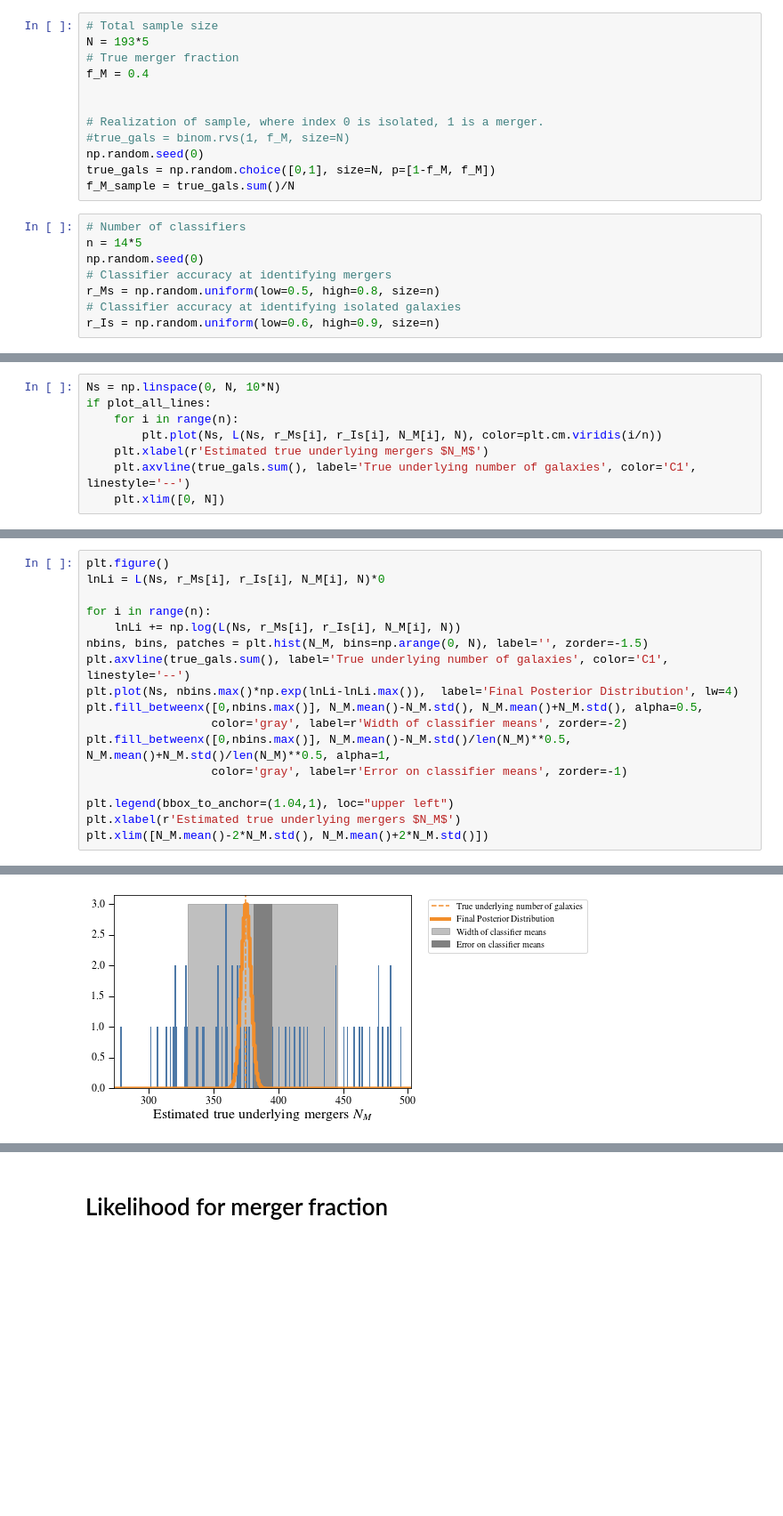
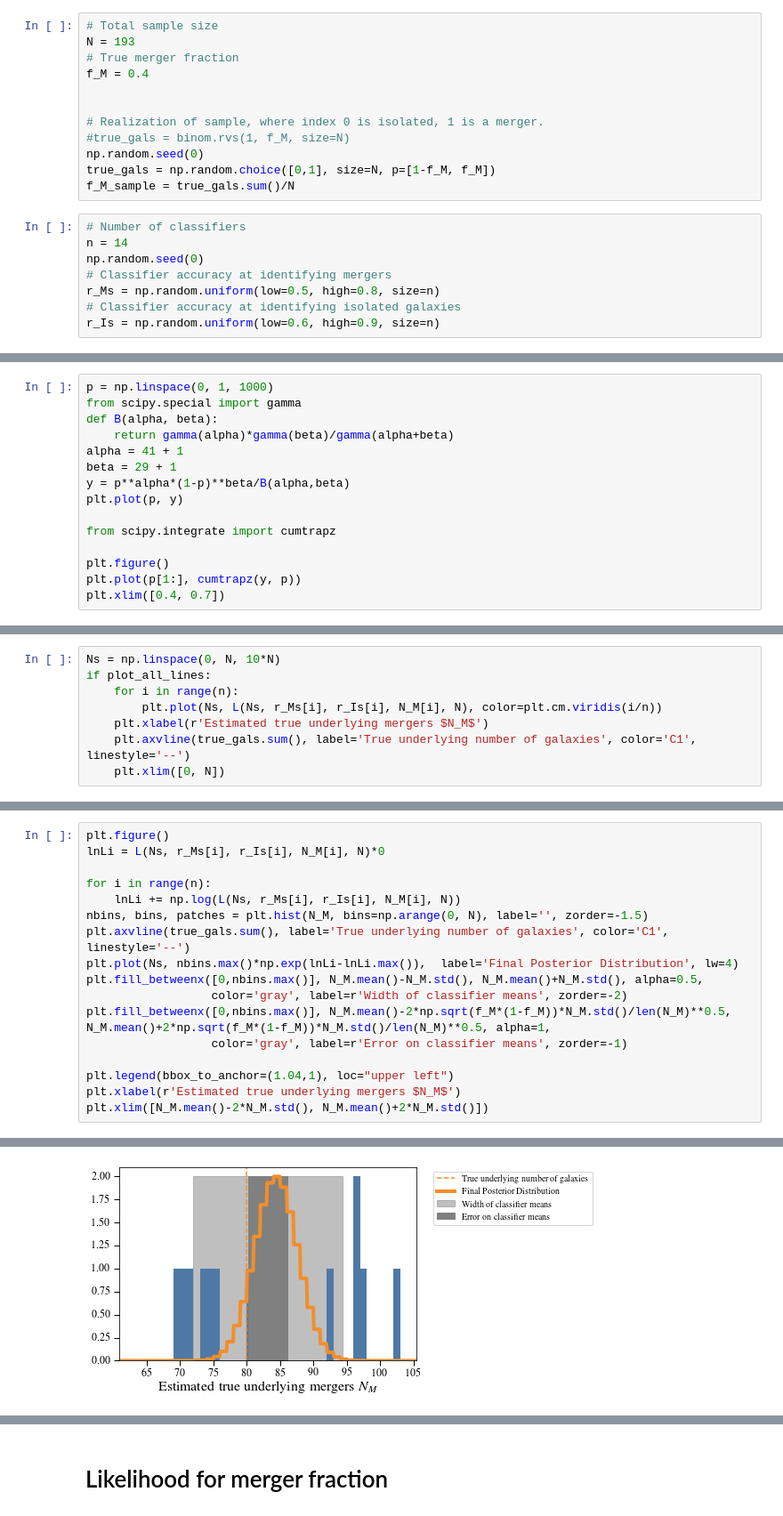
Before and after one commit to dncnwtts/merger_classification, a Jupyter notebook: simulated_analysis.ipynb, the cells around one changed output, grey strips where cells are left out. Shown at 89% size. Saved outputs shown, nothing was run; the diff lists cells and outputs as text; blank space fills up the shorter version.

```diff
--- a/simulated_analysis.ipynb
+++ b/simulated_analysis.ipynb
@@ -10,7 +10,7 @@ import warnings
 warnings.simplefilter('error', RuntimeWarning)
 # %%
 # Total sample size
-N = 193*5
+N = 193
 # True merger fraction
 f_M = 0.4
 
@@ -22,7 +22,7 @@ true_gals = np.random.choice([0,1], size=N, p=[1-f_M, f_M])
 f_M_sample = true_gals.sum()/N
 # %%
 # Number of classifiers
-n = 14*5
+n = 14
 np.random.seed(0)
 # Classifier accuracy at identifying mergers
 r_Ms = np.random.uniform(low=0.5, high=0.8, size=n)
@@ -63,0 +80,15 @@ plt.ylim([0, N])
+# %%
+p = np.linspace(0, 1, 1000)
+from scipy.special import gamma
+def B(alpha, beta):
+    return gamma(alpha)*gamma(beta)/gamma(alpha+beta)
+alpha = 41 + 1
+beta = 29 + 1
+y = p**alpha*(1-p)**beta/B(alpha,beta)
+plt.plot(p, y)
+
+from scipy.integrate import cumtrapz
+
+plt.figure()
+plt.plot(p[1:], cumtrapz(y, p))
+plt.xlim([0.4, 0.7])
@@ -128,7 +171,7 @@ plt.axvline(true_gals.sum(), label='True underlying number of galaxies', color='
 plt.plot(Ns, nbins.max()*np.exp(lnLi-lnLi.max()),  label='Final Posterior Distribution', lw=4)
 plt.fill_betweenx([0,nbins.max()], N_M.mean()-N_M.std(), N_M.mean()+N_M.std(), alpha=0.5,
                   color='gray', label=r'Width of classifier means', zorder=-2)
-plt.fill_betweenx([0,nbins.max()], N_M.mean()-N_M.std()/len(N_M)**0.5, N_M.mean()+N_M.std()/len(N_M)**0.5, alpha=1,
+plt.fill_betweenx([0,nbins.max()], N_M.mean()-2*np.sqrt(f_M*(1-f_M))*N_M.std()/len(N_M)**0.5, N_M.mean()+2*np.sqrt(f_M*(1-f_M))*N_M.std()/len(N_M)**0.5, alpha=1,
                   color='gray', label=r'Error on classifier means', zorder=-1)
 
 plt.legend(bbox_to_anchor=(1.04,1), loc="upper left")
@@ -139 +182 @@ plt.xlim([N_M.mean()-2*N_M.std(), N_M.mean()+2*N_M.std()])
-[figure, old version]
+[figure, new version]
```
Also changed, not shown: parts of 21 cells of this notebook, 2 other files.
